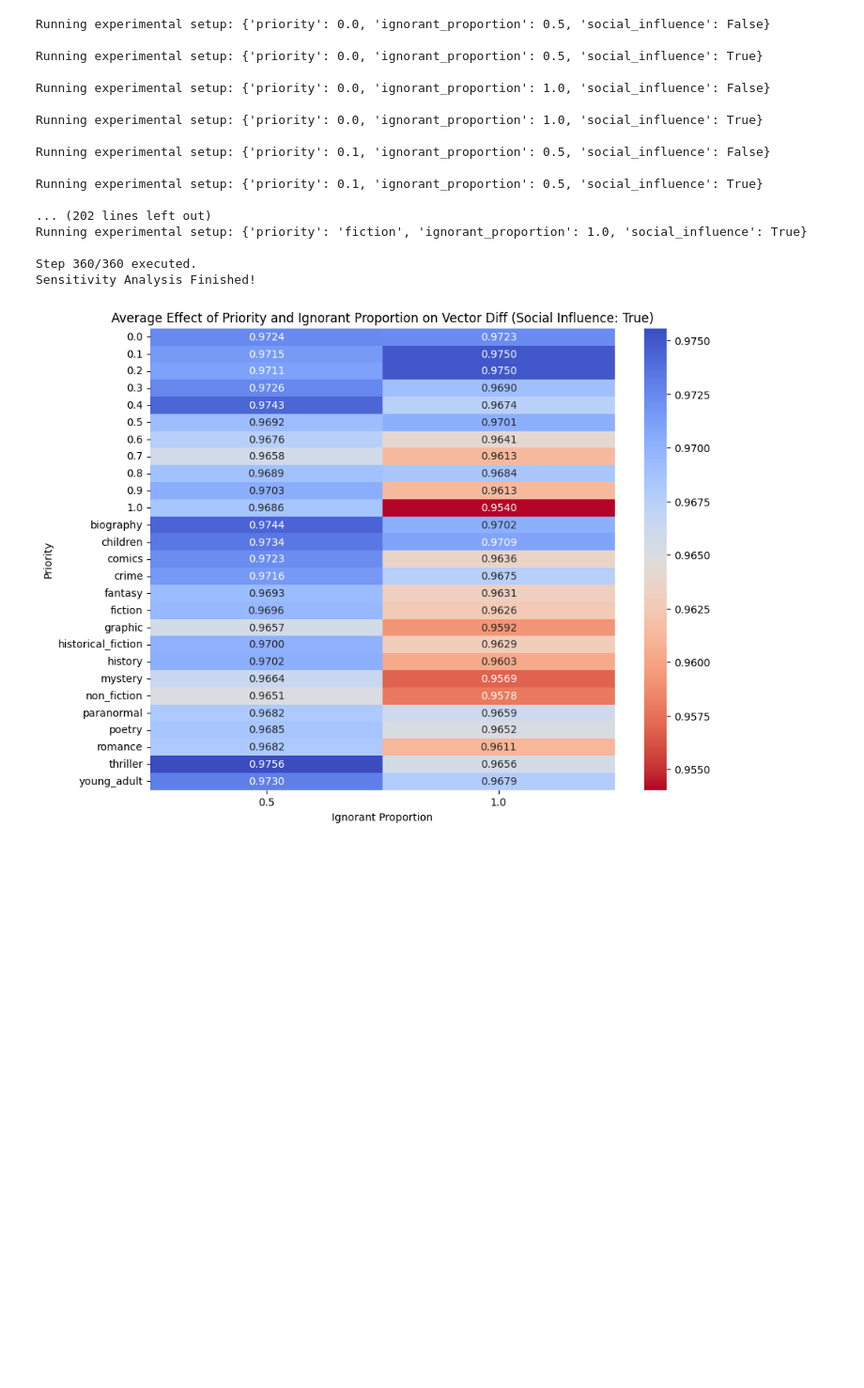
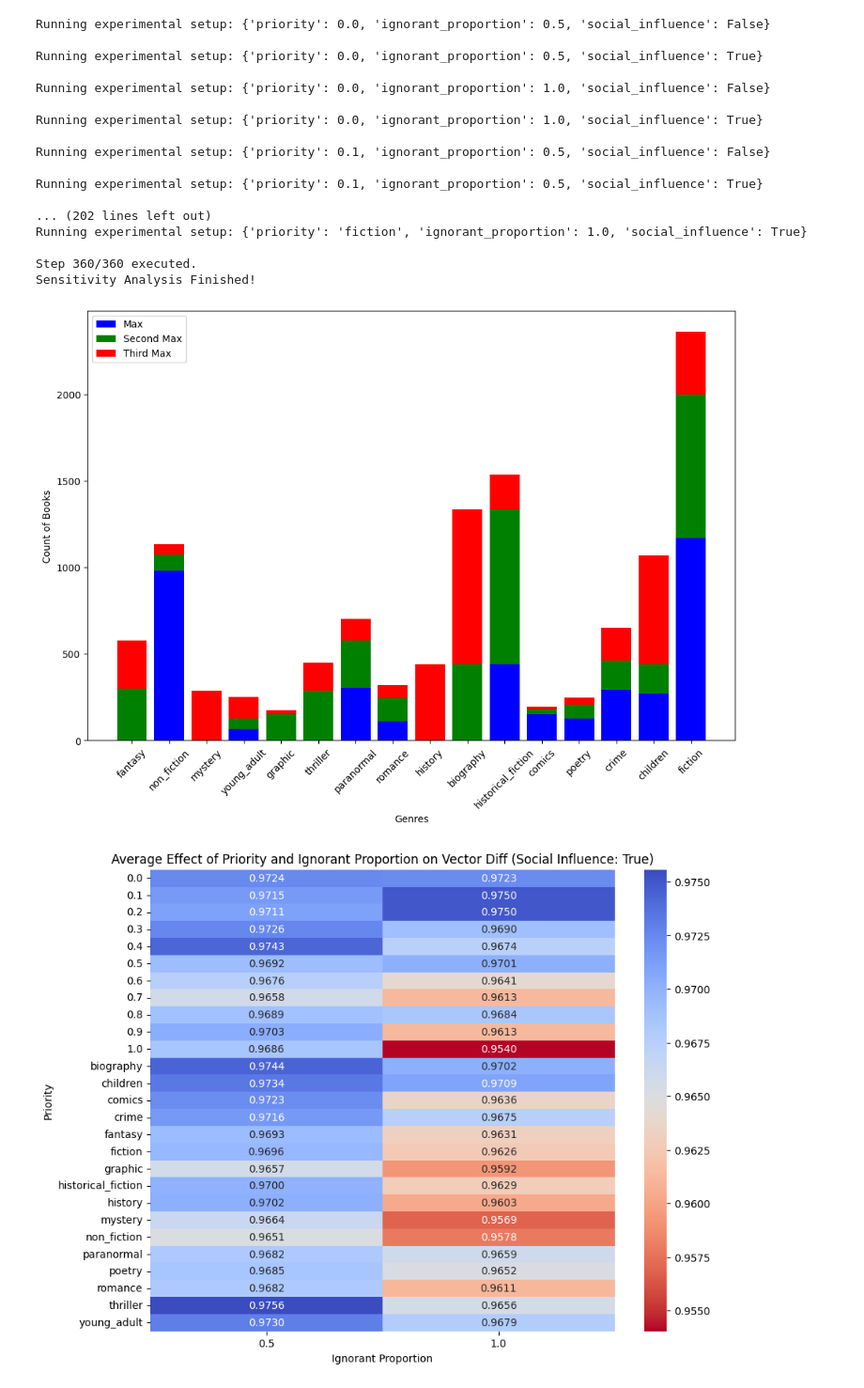
Before and after one commit to jamonbri/master_thesis, a Jupyter notebook: project/sensitivity_analysis.ipynb, the cells around one changed output. Shown: that part at 94% size. Cells and saved outputs as stored; diff of their text form; code cells hidden in the pictures; blank space fills up the shorter version.

```diff
--- a/project/sensitivity_analysis.ipynb
+++ b/project/sensitivity_analysis.ipynb
@@ -77,6 +77,15 @@ Running experimental setup: {'priority': 'fiction', 'ignorant_proportion': 1.0,
 
 Step 360/360 executed.
 Sensitivity Analysis Finished!
+# %%
+# Data exploration
+
+# Plot distribution of books per genre
+
+df_items = pd.read_csv("data/sensitivity/2024-06-05_01/initial_items_1.csv")
+plot_book_distribution_by_genre(df_items)
+# %% [output]
+[figure, added]
 # %%
 # Data analysis
 
```
Also changed, not shown: parts of 1 cell of this notebook, 1 other file.
